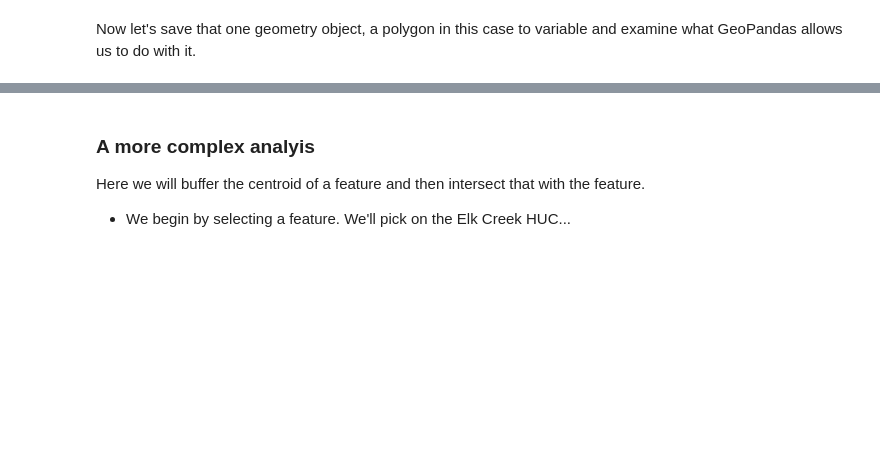
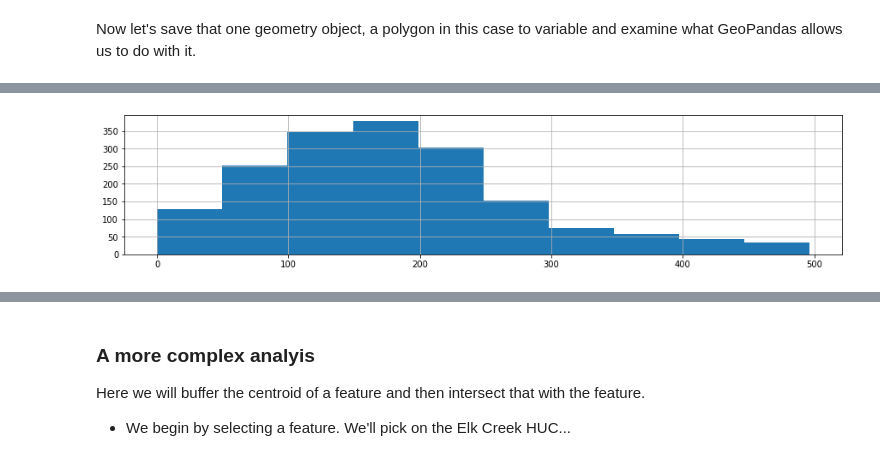
Before and after one commit to ENV859/SpatialDataFrames, a Jupyter notebook: 3-Spatial-analysis-with-GeoDataframes.ipynb, the cells around one changed output, grey strips where cells are left out. Saved outputs shown, nothing was run; the diff lists cells and outputs as text; code cells hidden in the pictures; blank space fills up the shorter version.

```diff
--- a/3-Spatial-analysis-with-GeoDataframes.ipynb
+++ b/3-Spatial-analysis-with-GeoDataframes.ipynb
@@ -181,0 +260,5 @@ theCenter = gdfUTM.unary_union.centroid #distance(durhamPtDD)
+# %%
+#Create a point for Durham (Lat=36.0043793;Long=-78.9429345)
+from shapely.geometry import Point
+ptDurham_DD = Point(-78.9429345,36.0043793)
+type(ptDurham_DD)
@@ -181,0 +267,11 @@ theCenter = gdfUTM.unary_union.centroid #distance(durhamPtDD)
+# %%
+#Project Durham from NAD83 decimal degrees to UTM Zone 17n (WKID=26917)
+import pyproj
+prjNAD83 = pyproj.Proj(init='epsg:4326')
+prjUTM17N = pyproj.Proj(init='epsg:26917')
+ptDurham_UTM = Point(pyproj.transform(prjNAD83,       #Source projection
+                                      prjUTM17N,      #Destination projection
+                                      ptDurham_DD.x,  #X coordinate
+                                      ptDurham_DD.y)) #Y coordinate
+#Show the coordinates
+ptDurham_UTM.x,ptDurham_UTM.y
@@ -182,4 +280,5 @@ theCenter = gdfUTM.unary_union.centroid #distance(durhamPtDD)
 # %%
 #Compute the distance of each feature to this center point & show the mean
-theDistances = gdfUTM.distance(theCenter)/1000
-theDistances.mean()
+theDistances_km = gdfUTM.distance(ptDurham_UTM)/1000
+#This returns a series -- a list of distances to each catchment feature
+type(theDistances_km)
@@ -186,3 +300,5 @@ theDistances.mean()
 # %%
 #Plot a histogram of values
-theDistances.hist(figsize=(15,3));
+theDistances_km.hist(figsize=(15,3));
+# %% [output]
+[figure, added]
```
Also changed, not shown: parts of 57 cells of this notebook.
